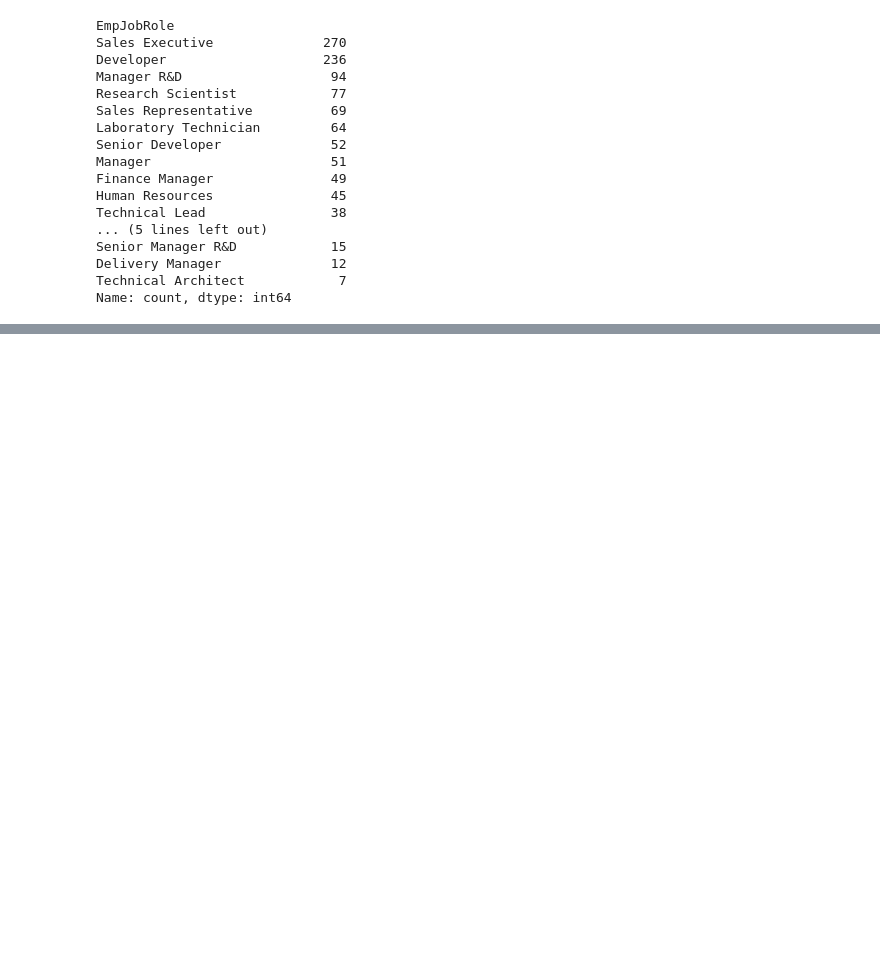
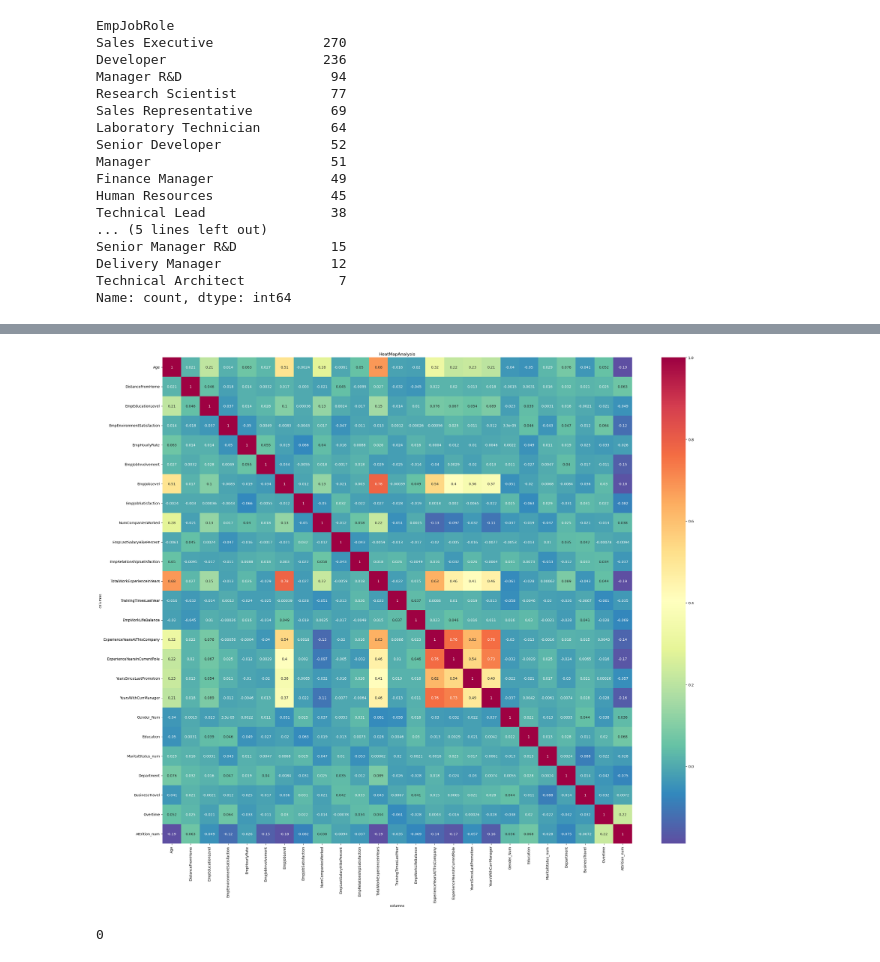
Before and after one commit to Dishantkharkar/Employee-Performance-Analysis---INX-Future-Inc., a Jupyter notebook: src/Data Preprocessing/data_processing.ipynb, the cells around one changed output, grey strips where cells are left out. Drawn from its saved outputs; the diff is of its cells as text; code cells hidden in the pictures; blank space fills up the shorter version.

Commit message:
Data Preprocessing

```diff
--- a/src/Data Preprocessing/data_processing.ipynb
+++ b/src/Data Preprocessing/data_processing.ipynb
@@ -326,0 +386,2 @@ Name: count, dtype: int64
+# %%
+data = data.drop(columns=['BusinessTravelFrequency'])
@@ -326,0 +407,4 @@ Name: count, dtype: int64
+# %%
+data['Overtime'] = data['OverTime'].map({'No':0, 'Yes':1})
+# %%
+data = data.drop(columns=['OverTime'])
@@ -326,0 +430,4 @@ Name: count, dtype: int64
+# %%
+data['Attrition_num'] = data['Attrition'].map({'No':0, 'Yes':1})
+
+data = data.drop(columns=['Attrition'])
@@ -326,0 +467,10 @@ Name: count, dtype: int64
+# %%
+# HeatMapAnalysis
+plt.figure(figsize=(30,25))
+sns.heatmap(data.drop("PerformanceRating",axis=1).corr(),cmap=plt.cm.Spectral_r,annot=True)
+plt.title("HeatMapAnalysis")
+plt.xlabel("columns",fontsize=10)
+plt.ylabel("columns",fontsize=10)
+plt.show()
+# %% [output]
+[figure, added]
@@ -326,0 +487,5 @@ Name: count, dtype: int64
+# %%
+features=correlation(data,0.7)
+len(set(features))
+# %% [output]
+0
```
Also changed, not shown: parts of 21 cells of this notebook, 2 other files.
